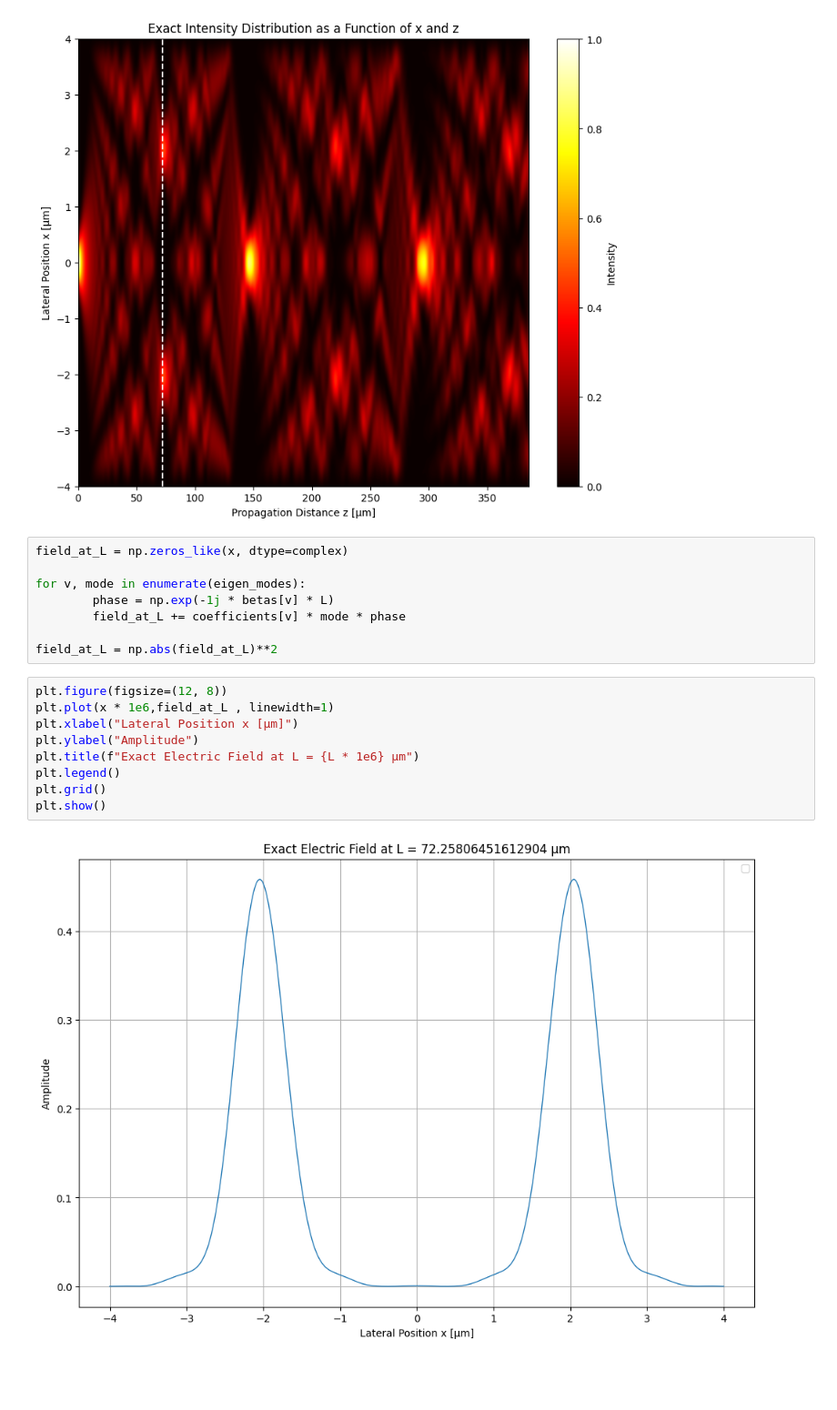
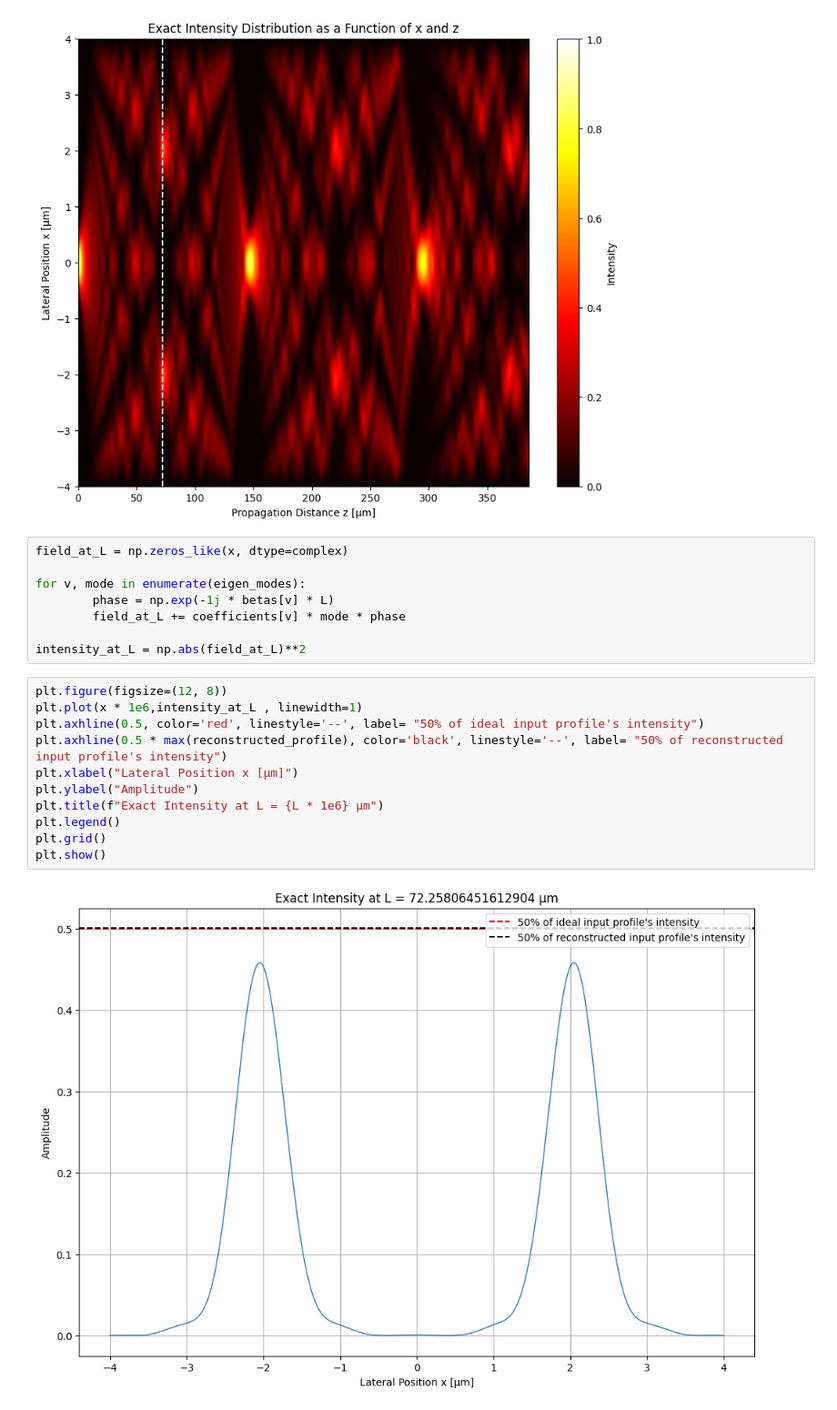
Before and after one commit to yoav-yosifor/photonic-devices, a Jupyter notebook: part1/ques6_c.ipynb, the cells around one changed output. Shown at 91% size. Cells and saved outputs as stored; diff of their text form; blank space fills up the shorter version.

```diff
--- a/part1/ques6_c.ipynb
+++ b/part1/ques6_c.ipynb
@@ -232,15 +232,17 @@ for v, mode in enumerate(eigen_modes):
         phase = np.exp(-1j * betas[v] * L)
         field_at_L += coefficients[v] * mode * phase
 
-field_at_L = np.abs(field_at_L)**2
+intensity_at_L = np.abs(field_at_L)**2
 # %%
 plt.figure(figsize=(12, 8))
-plt.plot(x * 1e6,field_at_L , linewidth=1)
+plt.plot(x * 1e6,intensity_at_L , linewidth=1)
+plt.axhline(0.5, color='red', linestyle='--', label= "50% of ideal input profile's intensity")
+plt.axhline(0.5 * max(reconstructed_profile), color='black', linestyle='--', label= "50% of reconstructed input profile's intensity")
 plt.xlabel("Lateral Position x [µm]")
 plt.ylabel("Amplitude")
-plt.title(f"Exact Electric Field at L = {L * 1e6} µm")
+plt.title(f"Exact Intensity at L = {L * 1e6} µm")
 plt.legend()
 plt.grid()
 plt.show()
 # %% [output]
-[figure, old version]
+[figure, new version]
```
Also changed, not shown: parts of 1 cell of this notebook, 2 other files.
